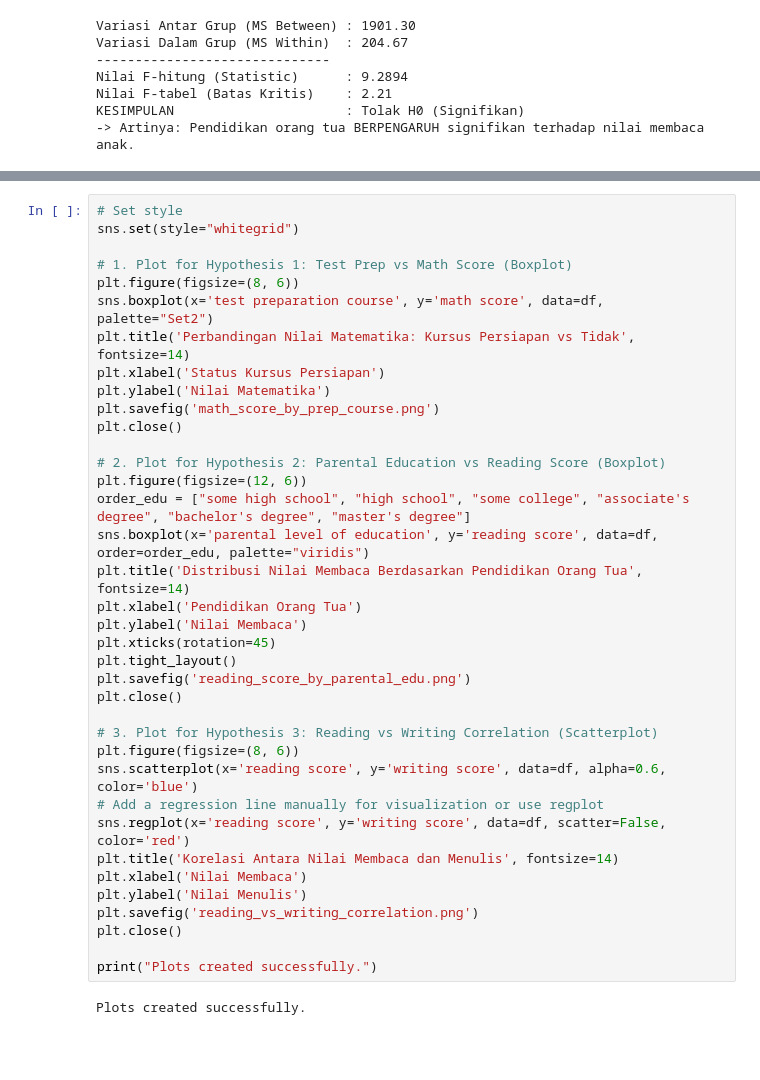
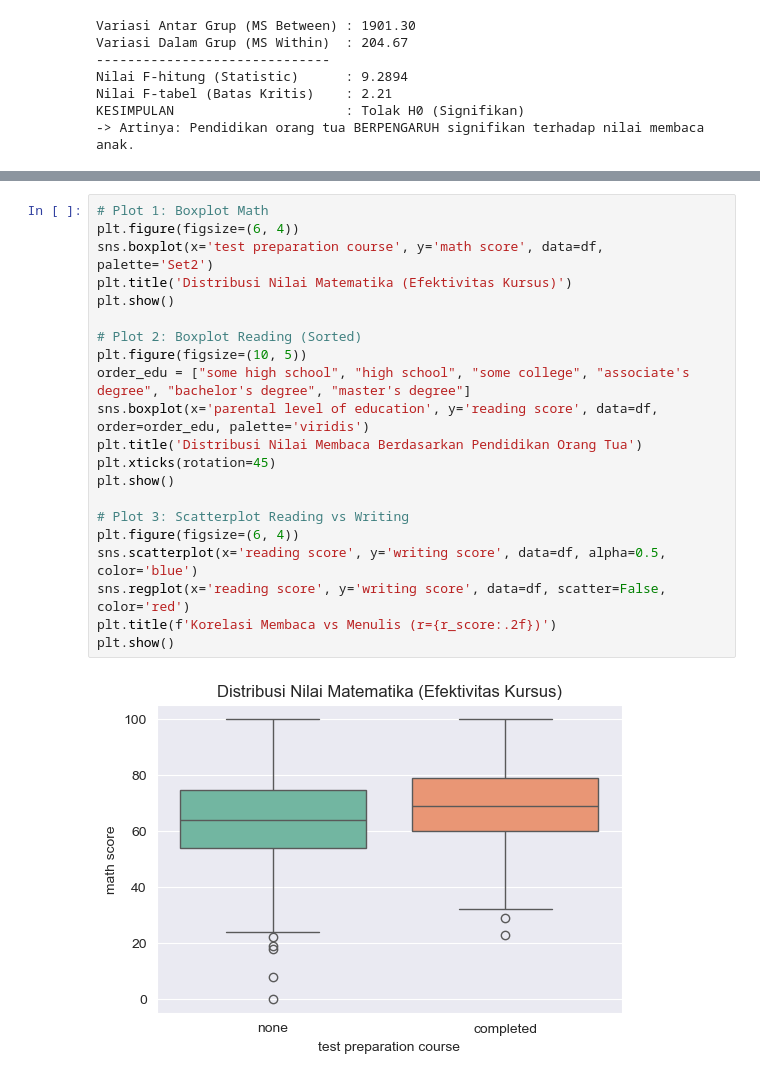
Before and after one commit to Spyrx4/tugas_statistika, a Jupyter notebook: student_performance_exams.ipynb, the cells around one changed output, grey strips where cells are left out. Drawn from its saved outputs; the diff is of its cells as text; blank space fills up the shorter version.

```diff
--- a/student_performance_exams.ipynb
+++ b/student_performance_exams.ipynb
@@ -241,42 +280,26 @@ Nilai Korelasi (r-hitung)      : 0.9546
 Kekuatan Hubungan              : Sangat Kuat
 KESIMPULAN                     : Ada hubungan linier positif yang Sangat Kuat.
 -> Artinya: Semakin tinggi nilai membaca, hampir pasti nilai menulis juga semakin tinggi.
-# %%
-# Set style
-sns.set(style="whitegrid")
-
-# 1. Plot for Hypothesis 1: Test Prep vs Math Score (Boxplot)
-plt.figure(figsize=(8, 6))
-sns.boxplot(x='test preparation course', y='math score', data=df, palette="Set2")
-plt.title('Perbandingan Nilai Matematika: Kursus Persiapan vs Tidak', fontsize=14)
-plt.xlabel('Status Kursus Persiapan')
-plt.ylabel('Nilai Matematika')
-plt.savefig('math_score_by_prep_course.png')
-plt.close()
-
-# 2. Plot for Hypothesis 2: Parental Education vs Reading Score (Boxplot)
-plt.figure(figsize=(12, 6))
-order_edu = ["some high school", "high school", "some college", "associate's degree", "bachelor's degree", "master's degree"]
-sns.boxplot(x='parental level of education', y='reading score', data=df, order=order_edu, palette="viridis")
-plt.title('Distribusi Nilai Membaca Berdasarkan Pendidikan Orang Tua', fontsize=14)
-plt.xlabel('Pendidikan Orang Tua')
-plt.ylabel('Nilai Membaca')
-plt.xticks(rotation=45)
-plt.tight_layout()
-plt.savefig('reading_score_by_parental_edu.png')
-plt.close()
-
-# 3. Plot for Hypothesis 3: Reading vs Writing Correlation (Scatterplot)
-plt.figure(figsize=(8, 6))
-sns.scatterplot(x='reading score', y='writing score', data=df, alpha=0.6, color='blue')
-# Add a regression line manually for visualization or use regplot
-sns.regplot(x='reading score', y='writing score', data=df, scatter=False, color='red')
-plt.title('Korelasi Antara Nilai Membaca dan Menulis', fontsize=14)
-plt.xlabel('Nilai Membaca')
-plt.ylabel('Nilai Menulis')
-plt.savefig('reading_vs_writing_correlation.png')
-plt.close()
-
-print("Plots created successfully.")
-# %% [output]
-Plots created successfully.
+# %%
+# Plot 1: Boxplot Math
+plt.figure(figsize=(6, 4))
+sns.boxplot(x='test preparation course', y='math score', data=df, palette='Set2')
+plt.title('Distribusi Nilai Matematika (Efektivitas Kursus)')
+plt.show()
+
+# Plot 2: Boxplot Reading (Sorted)
+plt.figure(figsize=(10, 5))
+order_edu = ["some high school", "high school", "some college", "associate's degree", "bachelor's degree", "master's degree"]
+sns.boxplot(x='parental level of education', y='reading score', data=df, order=order_edu, palette='viridis')
+plt.title('Distribusi Nilai Membaca Berdasarkan Pendidikan Orang Tua')
+plt.xticks(rotation=45)
+plt.show()
+
+# Plot 3: Scatterplot Reading vs Writing
+plt.figure(figsize=(6, 4))
+sns.scatterplot(x='reading score', y='writing score', data=df, alpha=0.5, color='blue')
+sns.regplot(x='reading score', y='writing score', data=df, scatter=False, color='red')
+plt.title(f'Korelasi Membaca vs Menulis (r={r_score:.2f})')
+plt.show()
+# %% [output]
+[figure, added]
```
Also changed, not shown: parts of 12 cells of this notebook.
